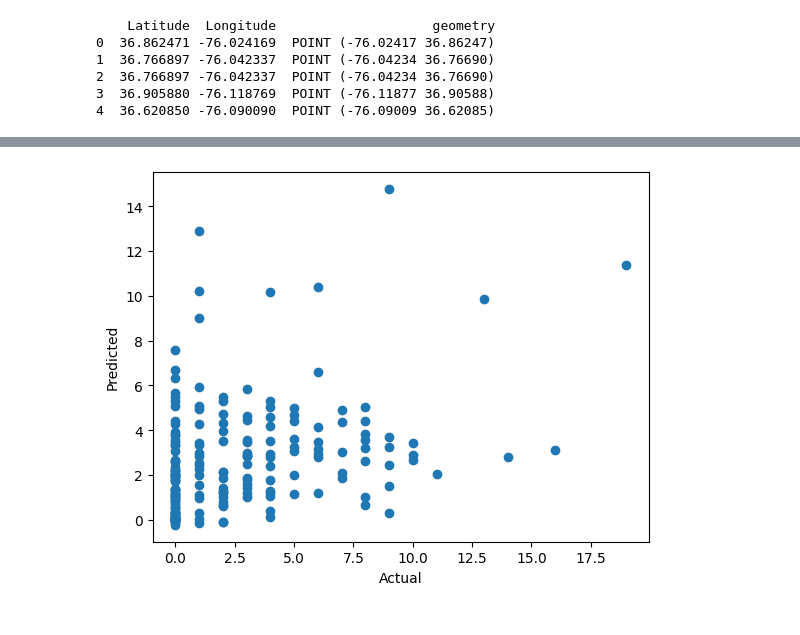
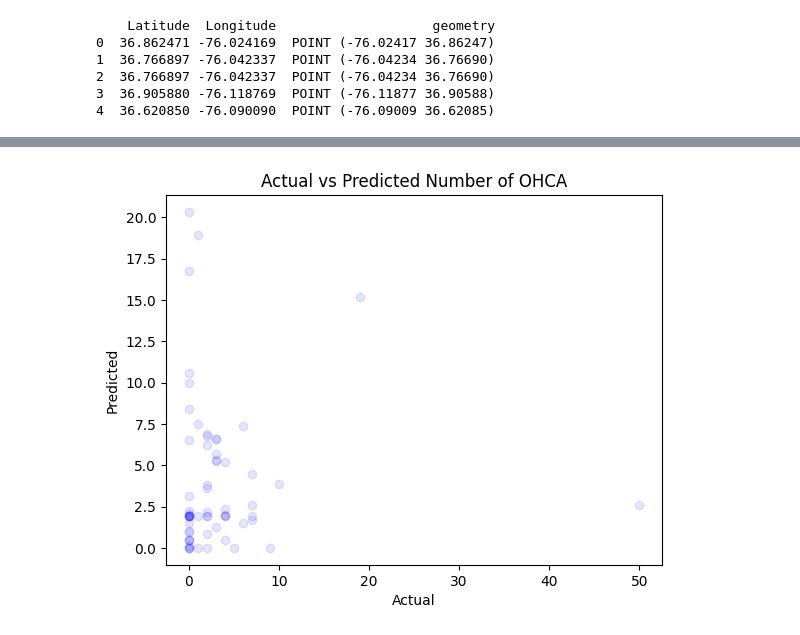
Before and after one commit to radekaadek/my_aed, a Jupyter notebook: ammenities.ipynb, the cells around one changed output, grey strips where cells are left out. Cells and saved outputs as stored; diff of their text form; code cells hidden in the pictures.

```diff
--- a/ammenities.ipynb
+++ b/ammenities.ipynb
@@ -93,17 +129,19 @@ features_gdf = gpd.GeoDataFrame(data=[{'name': amen['type']} for amen in ameniti
 import io
 import pandas as pd
 import requests
+from os import listdir
 
-# read the third sheet of the excel file
-df = pd.read_excel('VBOHCAR.xlsx', sheet_name=3)
-
-# clone the excel file from github
-# url = 'https://github.com/INFORMSJoC/2020.1022/blob/master/results/VBOHCAR.xlsx?raw=true'
-# file = requests.get(url)
-# # /tmp/ipykernel_7566/2610414537.py:12: FutureWarning: Passing bytes to 'read_excel' is deprecated and will be removed in a future version. To read from a byte string, wrap it in a `BytesIO` object.
-# file_bytes = io.BytesIO(file.content)
-# # read the third sheet of the excel file
-# df = pd.read_excel(file_bytes, sheet_name=3)
+# check for the vbohcar.xlsx file in the current directory
+if 'VBOHCAR.xlsx' in listdir():
+        # read the third sheet of the excel file
+    df = pd.read_excel('VBOHCAR.xlsx', sheet_name=3)
+else:
+    # clone the excel file from github
+    url = 'https://github.com/INFORMSJoC/2020.1022/blob/master/results/VBOHCAR.xlsx?raw=true'
+    file = requests.get(url)
+    file_bytes = io.BytesIO(file.content)
+    # read the third sheet of the excel file
+    df = pd.read_excel(file_bytes, sheet_name=3)
 
 # convert the pandas dataframe to a geopandas dataframe and add a geometry column with crs set
 ohca_gdf = gpd.GeoDataFrame(df, geometry=gpd.points_from_xy(df['Longitude'], df['Latitude']), crs='EPSG:4326')
@@ -166,10 +203,11 @@ display(hexagon_amenities_df.head())
 # %%
 # # add neighbour hexagon counts to the hexagon_amenities_df
+unique_features = features_gdf['name'].unique()
 for h in hexagon_amenities_df.index:
     neighbours = h3.k_ring(h, 1)
     for n in neighbours:
         if n in hexagon_amenities_df.index:
-            for amenity in features_gdf['name'].unique():
+            for amenity in unique_features:
                 if f"{amenity}_neighbour_count" not in hexagon_amenities_df.columns:
                     hexagon_amenities_df[f"{amenity}_neighbour_count"] = 0
                 hexagon_amenities_df.loc[h, f"{amenity}_neighbour_count"] += hexagon_amenities_df.loc[n, amenity]
@@ -195,17 +233,13 @@ import xgboost as xgb
 
 # split the data into train and test
 X = hexagon_amenities_df.drop(['ohca_count'], axis=1)
-y = hexagon_amenities_df['ohca_count']
+Y = hexagon_amenities_df['ohca_count']
 
 mean_rmse = 0
 n = 10
 for i in range(n):
-    # split the data into train and test
-    X = hexagon_amenities_df.drop(['ohca_count'], axis=1)
-    y = hexagon_amenities_df['ohca_count']
     # calculate mean rmse for n runs
-
-    X_train, X_test, y_train, y_test = train_test_split(X, y, test_size=0.2)
+    X_train, X_test, y_train, y_test = train_test_split(X, Y, test_size=0.2)
 
     # train the model
     model = xgb.XGBRegressor(objective='reg:squarederror', n_estimators=1000, max_depth=10, learning_rate=0.1)
@@ -213,9 +247,11 @@ for i in range(n):
 
     # predict the test data
     y_pred = model.predict(X_test)
-
+    # apply max(0, x) to the predictions
+    y_pred = [max(0, x) for x in y_pred]
     # calculate the rmse
     rme = mean_squared_error(y_test, y_pred, squared=False)
+    print(f"Round {i} rmse: {rme}")
     mean_rmse += rme
 mean_rmse /= n
 print(f"mean rmse: {mean_rmse}")
@@ -224,9 +270,12 @@ mean rmse: 3.7431498515967676
 # %%
 # show predictions vs actual
 import matplotlib.pyplot as plt
-plt.scatter(y_test, y_pred)
+import numpy as np
+# color based on density of points on the graph
+plt.scatter(y_test, y_pred, c='b', alpha=0.1)
 plt.xlabel('Actual')
 plt.ylabel('Predicted')
+plt.title('Actual vs Predicted Number of OHCA')
 plt.show()
 # %% [output]
-[figure, old version]
+[figure, new version]
```
Also changed, not shown: parts of 5 cells of this notebook, 2 other files.
